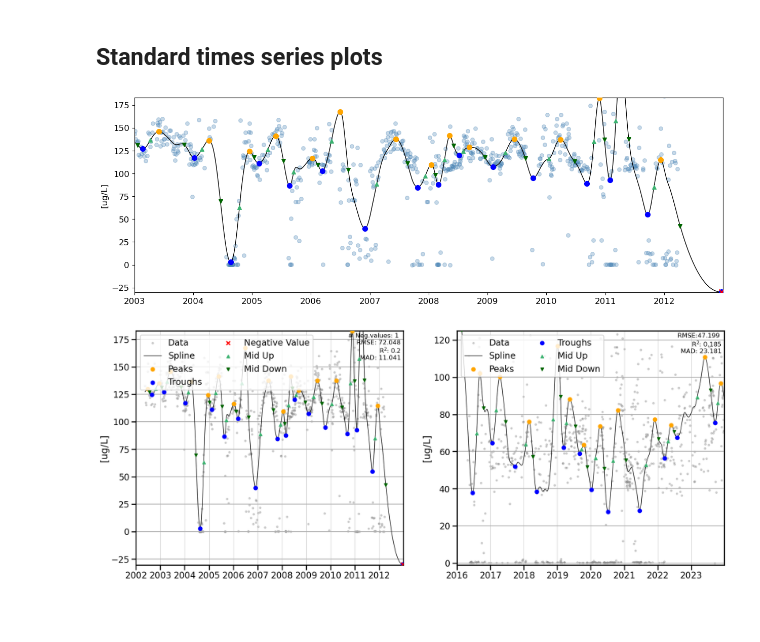
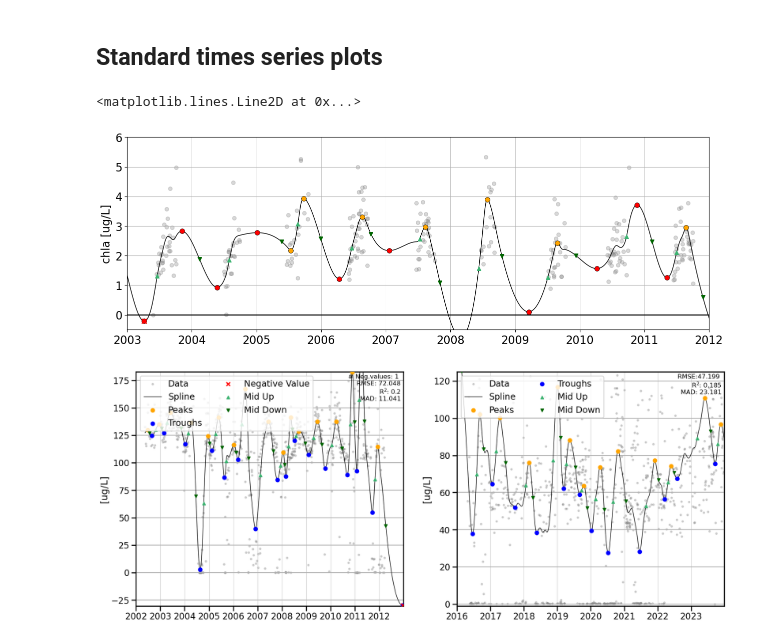
Before and after one commit to eawag-surface-waters-research/cci-cyano-production, a Jupyter notebook: notebooks/arctic_analysis.ipynb, the cells around one changed output. Drawn from its saved outputs; the diff is of its cells as text; code cells hidden in the pictures; blank space fills up the shorter version.

```diff
--- a/notebooks/arctic_analysis.ipynb
+++ b/notebooks/arctic_analysis.ipynb
@@ -9,15 +9,15 @@ import seaborn as sns
 import numpy as np
 import pandas as pd
 # %%
-lakeid = 212 # 212, 339
-i , j = 134, 499
+lakeid = 9 # 212, 339
+i , j = 44,550
 # %%
 # version 3.1
-pc_phenology_path_v3 = f"C:\\Users\\schelian\\Documents\\phyto_phenology_local\\phenology\\phycocyanin\\{lakeid}.nc"
-pc_extract_path_v3 = f"C:\\Users\\schelian\\Documents\\phyto_phenology_local\\extract\\phycocyanin\\{lakeid}.nc"
+pc_phenology_path_v3 = f"D:\\lakecci_data\\raw\\v3.1\\phenology\\phycocyanin\\{lakeid}.nc"
+pc_extract_path_v3 = f"D:\\lakecci_data\\raw\\v3.1\\extract\\phycocyanin\\{lakeid}.nc"
 
-chl_phenology_path_v3 = f"C:\\Users\\schelian\\Documents\\phyto_phenology_local\\phenology\\chla\\{lakeid}.nc"
-chl_extract_path_v3 = f"C:\\Users\\schelian\\Documents\\phyto_phenology_local\\extract\\chla\\{lakeid}.nc"
+chl_phenology_path_v3 = f"D:\\lakecci_data\\raw\\v3.1\\phenology\\chla\\{lakeid}.nc"
+chl_extract_path_v3 = f"D:\\lakecci_data\\raw\\v3.1\\extract\\chla\\{lakeid}.nc"
 # %%
 PhenologyVisualization.set_shapefile_path(r"C:\Users\schelian\Downloads\lakes_cci_v2.1.0_shp\shapefile\lakescci_v2.1.0_data-availability.shp")
 # %%
@@ -47,7 +64,7 @@ phyco_v3.metric_map(phyco_v3.correlation_scores([(0, 9999)]),'correlation',fig,a
 ## Standard times series plots
 # %%
 
-plt.rcParams["axes.labelsize"] = 12
+plt.rcParams["axes.labelsize"] = 16
 
-plt.rcParams["xtick.labelsize"] = 12
-plt.rcParams["ytick.labelsize"] = 12
+plt.rcParams["xtick.labelsize"] = 16
+plt.rcParams["ytick.labelsize"] = 16
@@ -54,20 +75,24 @@ plt.rcParams["ytick.labelsize"] = 12
 # %%
 fig, ax = plt.subplots(1,1,figsize=(15,5))
 
 chla_v3.single_plot(i,j, ax, aggregation=False,start=2003, end= 2012)
-ax.collections[0].set(color = 'steelblue')
+ax.collections[0].set(color = 'grey')
 ax.collections[0].set_sizes([30])
 # chla_v3.single_plot(155,306, ax, aggregation=False, start=2003,end= 2012)
 # ax.collections[-5].set(color = 'orangered',sizes=[30])
+ax.set_ylabel('chla [ug/L]')
 for txt in ax.texts:
     txt.remove()
 ax.get_legend().remove()
-# ax.set_xlim(pd.to_datetime("25-03-2003", format= "%d-%m-%Y"), pd.to_datetime("01-04-2003", format= "%d-%m-%Y"))
-# ax.set_ylim(0,40.5)
+ax.set_xlim(pd.to_datetime("01-01-2003", format= "%d-%m-%Y"), pd.to_datetime("01-01-2012", format= "%d-%m-%Y"))
+ax.set_ylim(-0.5,6)
 ax.set_title("")
-ax.grid()
+for p in ax.patches:
+    p.remove()
+ax.axhline(color='k')
 # %% [output]
+<matplotlib.lines.Line2D at 0x...>
-[figure, old version]
+[figure, new version]
 # %%
 
 fig, axs = plt.subplots(1,2, figsize = (20,8))
```
Also changed, not shown: parts of 7 cells of this notebook, 2 other files.
